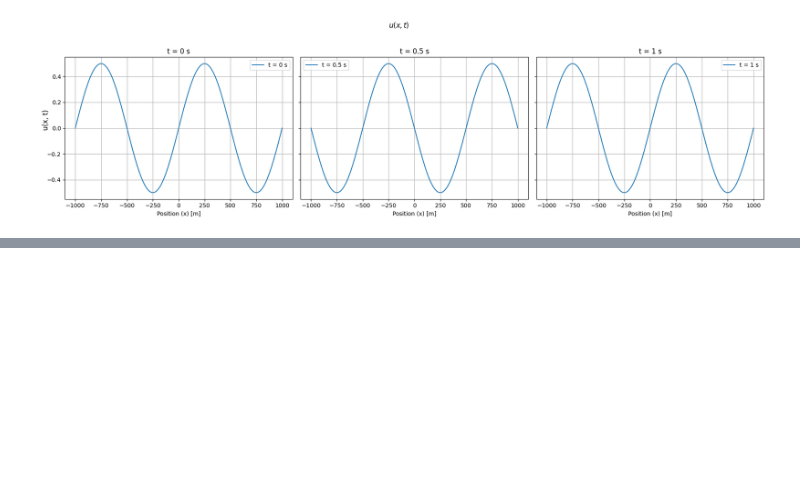
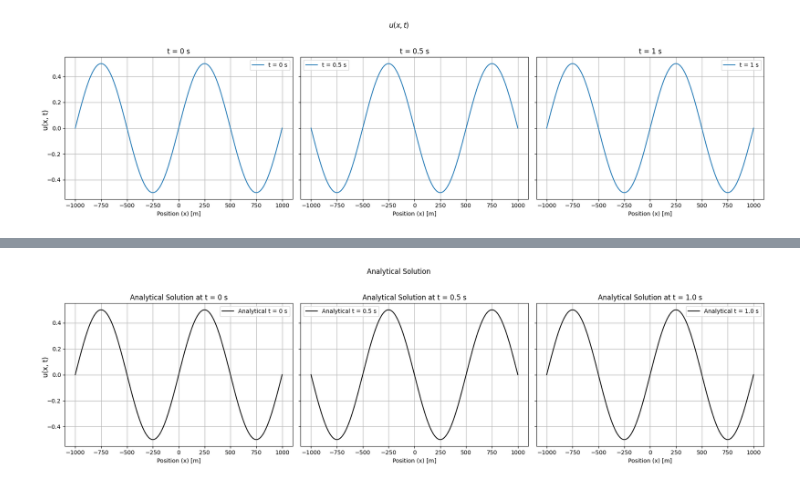
Before and after one commit to dt-17/Devito-UROP-MSci, a Jupyter notebook: acoustic-test.ipynb, the cells around one changed output, grey strips where cells are left out. Cells and saved outputs as stored; diff of their text form; code cells hidden in the pictures; blank space fills up the shorter version.

```diff
--- a/acoustic-test.ipynb
+++ b/acoustic-test.ipynb
@@ -63,0 +64,91 @@ plt.show()
+# %%
+import numpy as np
+import matplotlib.pyplot as plt
+
+# Constants
+L = 1000                 # Half-length of the domain in meters
+c = 1000                 # Wave speed in m/s
+N = 201                  # Number of spatial points
+dx = 2 * L / (N - 1)     # Spatial step size for [-L, L] domain
+dt = 0.9 * dx / c        # Time step size (CFL condition)
+T = 1.0                  # Total simulation time in seconds
+x = np.linspace(-L, L, N) # Spatial grid
+
+# Total time steps
+Nt = int(T / dt) + 1
+
+# Initialize the wave field
+# apply a factor of 0.5 to the initial field to mirror analytical solution
+u = 0.5*np.sin(2 * np.pi * x / L)        # Initial condition u(x, 0)
+u_prev = u.copy()                    # Initial velocity is zero: u_t(x, 0) = 0, so u at t=-1 = u at t=0
+u_next = np.zeros(N)                 # Placeholder for the next time step
+
+# Storage for specific time indices based on dt intervals
+# Store the solutions at integer time indices corresponding to t = 0, 0.5, and 1.0 seconds
+time_steps = [0, int(0.5 / dt), int(1.0 / dt)]
+u_num_at_t = {}
+
+# Main time evolution loop
+for n in range(Nt):
+    # Store the results for specific time indices
+    if n in time_steps:
+        u_num_at_t[n] = u.copy()  # Store the wave profile at the specified time step indices
+
+    # Compute the next time step using finite difference
+    for i in range(1, N - 1):
+        u_next[i] = (2 * u[i] - u_prev[i] +
+                     (c * dt / dx) ** 2 * (u[i + 1] - 2 * u[i] + u[i - 1]))
+
+    # Apply boundary conditions
+    u_next[0] = u_next[-1] = 0
+
+    # Update arrays for the next time step
+    u_prev = u.copy()
+    u = u_next.copy()
+
+# Analytical Solution
+def analytical_solution(x, t, c, L):
+    return 0.5 * np.cos(2 * np.pi * c * t / L) * np.sin(2 * np.pi * x / L)
+
+## Plotting the analytical solution
+fig1, axs1 = plt.subplots(1, 3, figsize=(18, 5), sharey=True)
+for i, t in enumerate([0, 0.5, 1.0]):
+    # Analytical solution at time t
+    u_analytic = analytical_solution(x, t, c, L)
+    axs1[i].plot(x, u_analytic, 'k-', label=f"Analytical t = {t} s")
+
+    # Plot formatting
+    axs1[i].set_xlabel("Position (x) [m]")
+    axs1[i].set_title(f"Analytical Solution at t = {t} s")
+    axs1[i].legend()
+    axs1[i].grid(True)
+
+# Set global y-axis label
+fig1.supylabel("u(x, t)")
+fig1.suptitle("Analytical Solution")
+plt.tight_layout(rect=[0, 0, 1, 0.95])
+
+# Plotting the numerical solution
+fig2, axs2 = plt.subplots(1, 3, figsize=(18, 5), sharey=True)
+# Map the specified times to the stored integer time indices
+time_map = {0: 0, 0.5: int(0.5 / dt), 1.0: int(1.0 / dt)}
+
+for i, t in enumerate([0, 0.5, 1.0]):
+    # Retrieve the numerical solution for the mapped time index
+    u_num = u_num_at_t[time_map[t]]
+    axs2[i].plot(x, u_num, 'r--', label=f"Numerical t = {t} s")
+
+    # Plot formatting
+    axs2[i].set_xlabel("Position (x) [m]")
+    axs2[i].set_title(f"Numerical Solution at t = {t} s")
+    axs2[i].legend()
+    axs2[i].grid(True)
+
+# Set global y-axis label
+fig2.supylabel("u(x, t)")
+fig2.suptitle("Numerical Solution")
+plt.tight_layout(rect=[0, 0, 1, 0.95])
+
+plt.show()
+# %% [output]
+[figure, added]
```
Also changed, not shown: parts of 4 cells of this notebook.
